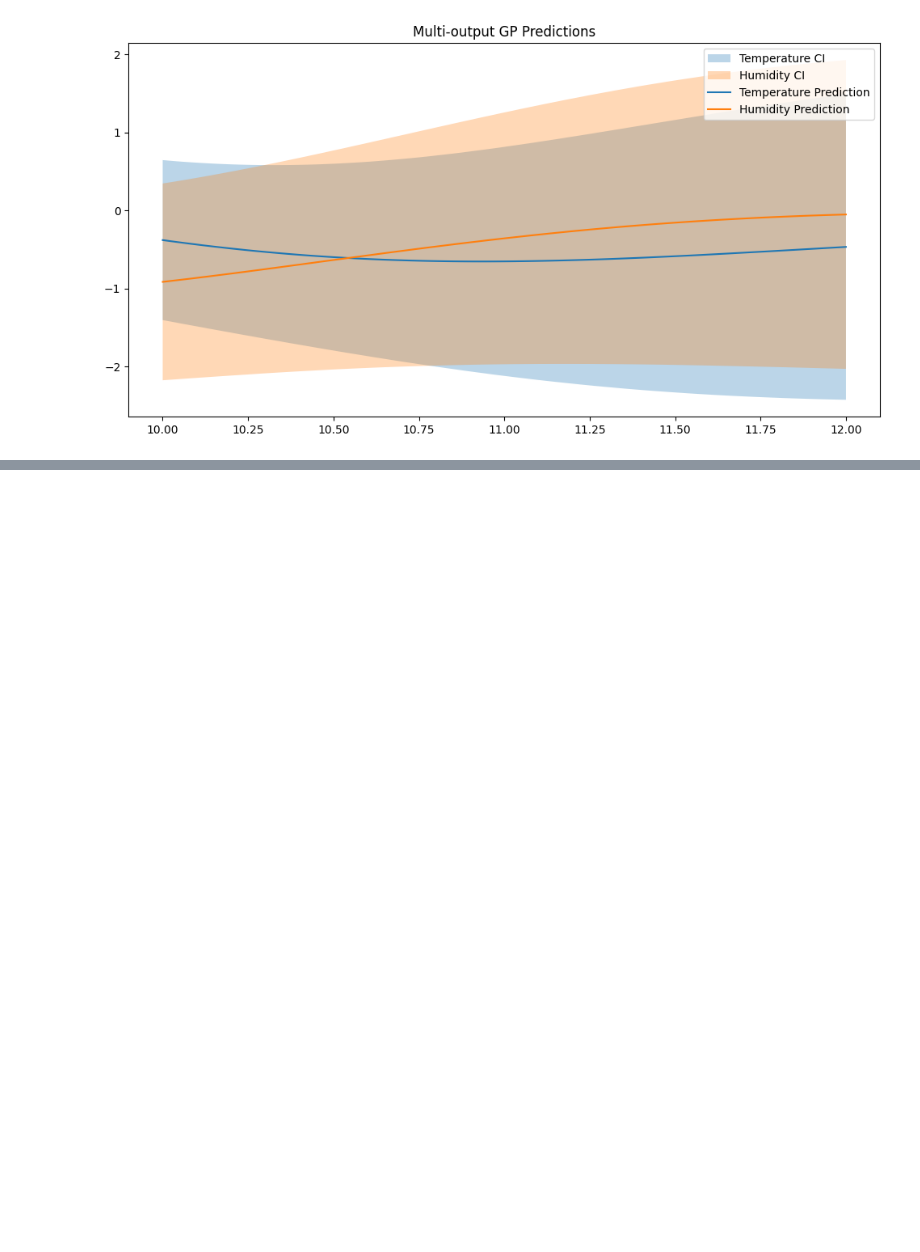
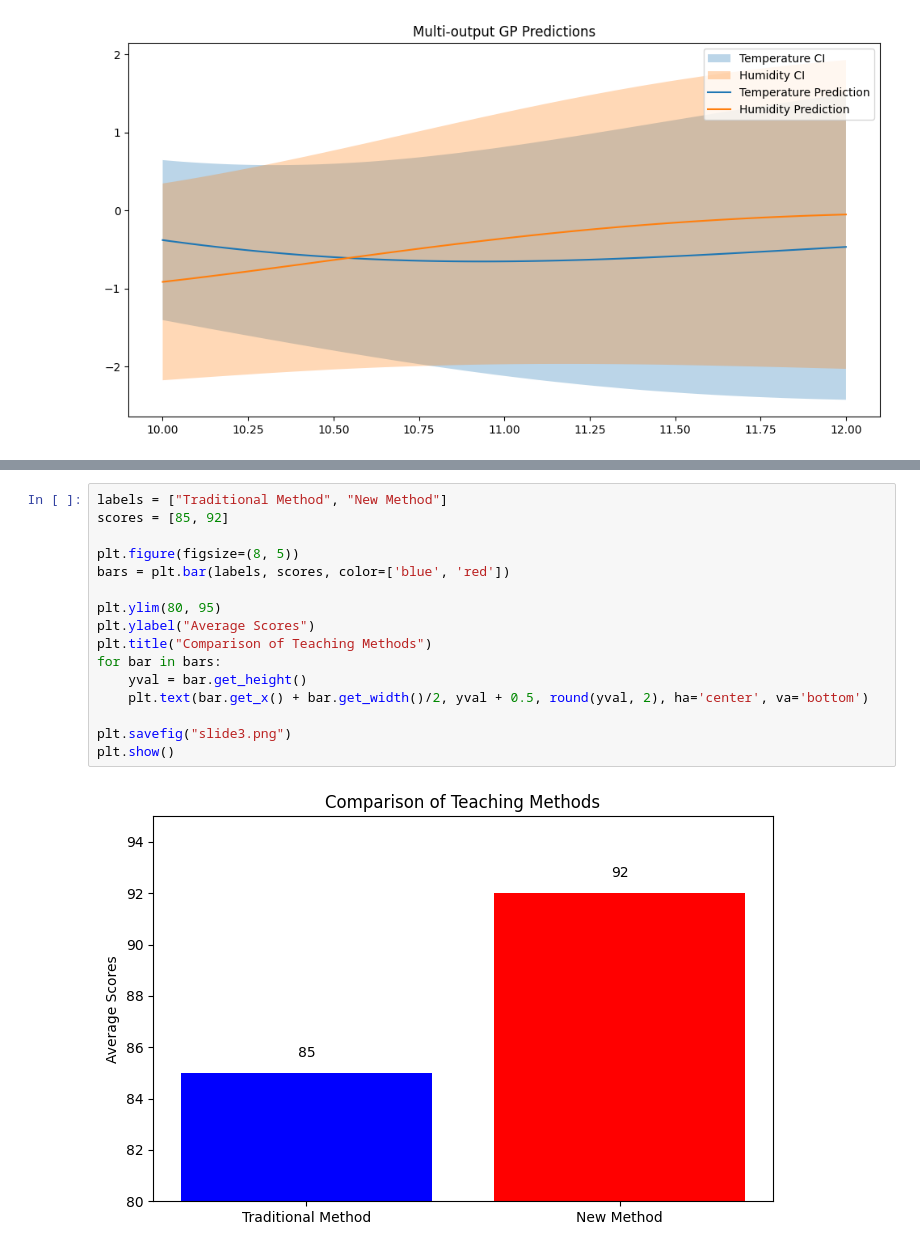
Before and after one commit to Lyric98/probML6701, a Jupyter notebook: multi-output/try.ipynb, the cells around one changed output, grey strips where cells are left out. Drawn from its saved outputs; the diff is of its cells as text; blank space fills up the shorter version.

Commit message:
teaching demo1

```diff
--- a/multi-output/try.ipynb
+++ b/multi-output/try.ipynb
@@ -82,0 +126,18 @@ plt.show()
+# %%
+labels = ["Traditional Method", "New Method"]
+scores = [85, 92]
+
+plt.figure(figsize=(8, 5))
+bars = plt.bar(labels, scores, color=['blue', 'red'])
+
+plt.ylim(80, 95)
+plt.ylabel("Average Scores")
+plt.title("Comparison of Teaching Methods")
+for bar in bars:
+    yval = bar.get_height()
+    plt.text(bar.get_x() + bar.get_width()/2, yval + 0.5, round(yval, 2), ha='center', va='bottom')
+
+plt.savefig("slide3.png")
+plt.show()
+# %% [output]
+[figure, added]
```
Also changed, not shown: parts of 3 cells of this notebook, 3 other files.
